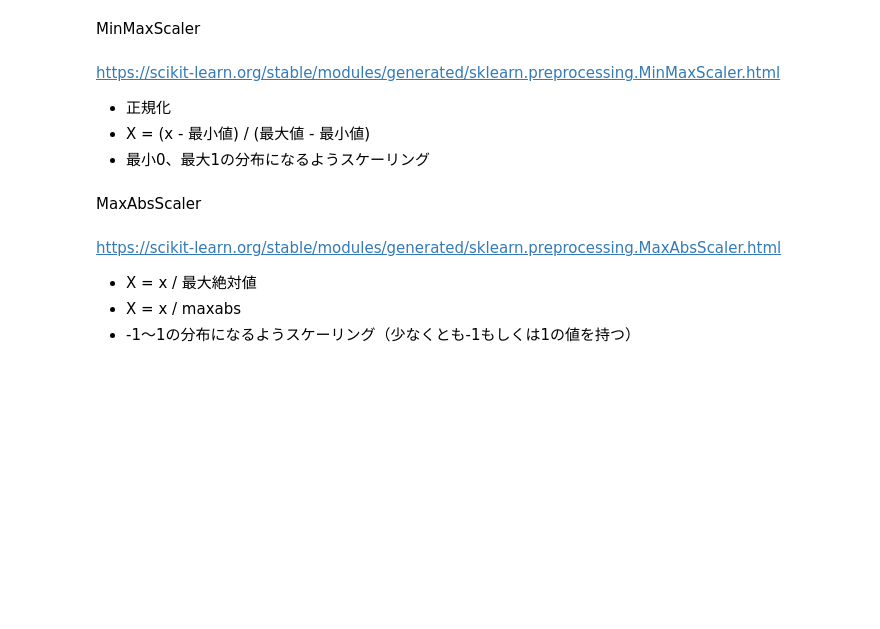
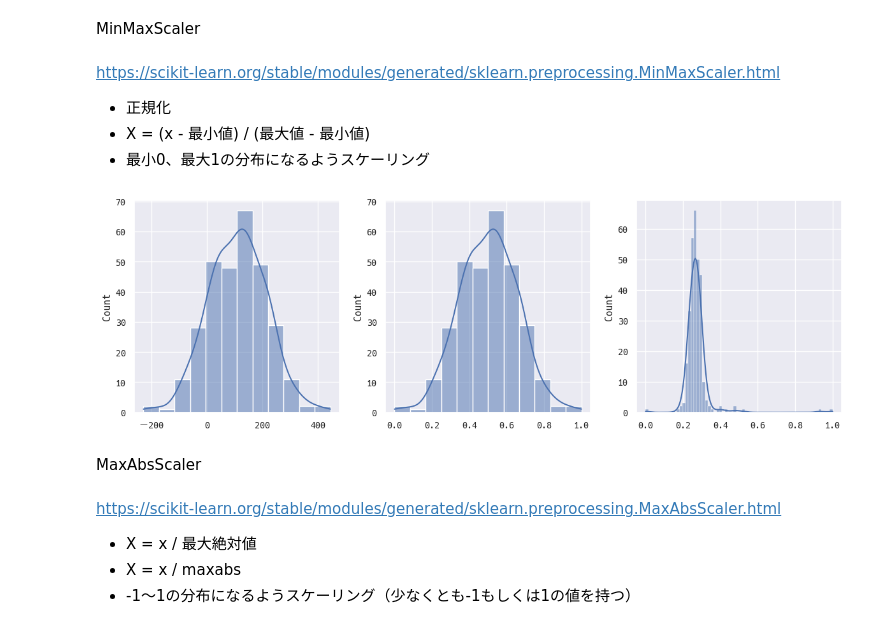
Before and after one commit to sato1214syun/python-data-analytics-udemy-business, a Jupyter notebook: src/8_Numeric_features.ipynb, the cells around one changed output. Cells and saved outputs as stored; diff of their text form; code cells hidden in the pictures; blank space fills up the shorter version.

```diff
--- a/src/8_Numeric_features.ipynb
+++ b/src/8_Numeric_features.ipynb
@@ -116,13 +162,19 @@ https://scikit-learn.org/stable/modules/generated/sklearn.preprocessing.MinMaxSc
 * 正規化
 * X = (x - 最小値) / (最大値 - 最小値)
 * 最小0、最大1の分布になるようスケーリング
-# %%
-fig, axes = plt.subplots(1, 3, figsize=(12, 4), tight_layout=True)
-sns.histplot(x=X[:, 1], ax=axes[0], bins=12, kde=True)
-sns.histplot(x=mms.fit_transform(X[:, 1].reshape(-1, 1)).flatten(), ax=axes[1], bins=12, kde=True)
-sns.histplot(x=mms.fit_transform(X[:, 2].reshape(-1, 1)).flatten(), ax=axes[2], bins=66, kde=True)
-plt.show()
-# 上限、下限のはっきりしたデータに対して使う、とされている
+# %%
+fig, axes = plt.subplots(1, 3, figsize=(12, 4), tight_layout=True)
+sns.histplot(x=X[:, 1], ax=axes[0], bins=12, kde=True)
+sns.histplot(
+    x=mms.fit_transform(X[:, 1].reshape(-1, 1)).flatten(), ax=axes[1], bins=12, kde=True
+)
+sns.histplot(
+    x=mms.fit_transform(X[:, 2].reshape(-1, 1)).flatten(), ax=axes[2], bins=66, kde=True
+)
+plt.show()
+# 上限、下限のはっきりしたデータに対して使う、とされている
+# %% [output]
+[figure, added]
 # %% [markdown]
 MaxAbsScaler
 # %% [markdown]
```
Also changed, not shown: parts of 31 cells of this notebook, 1 other file.
